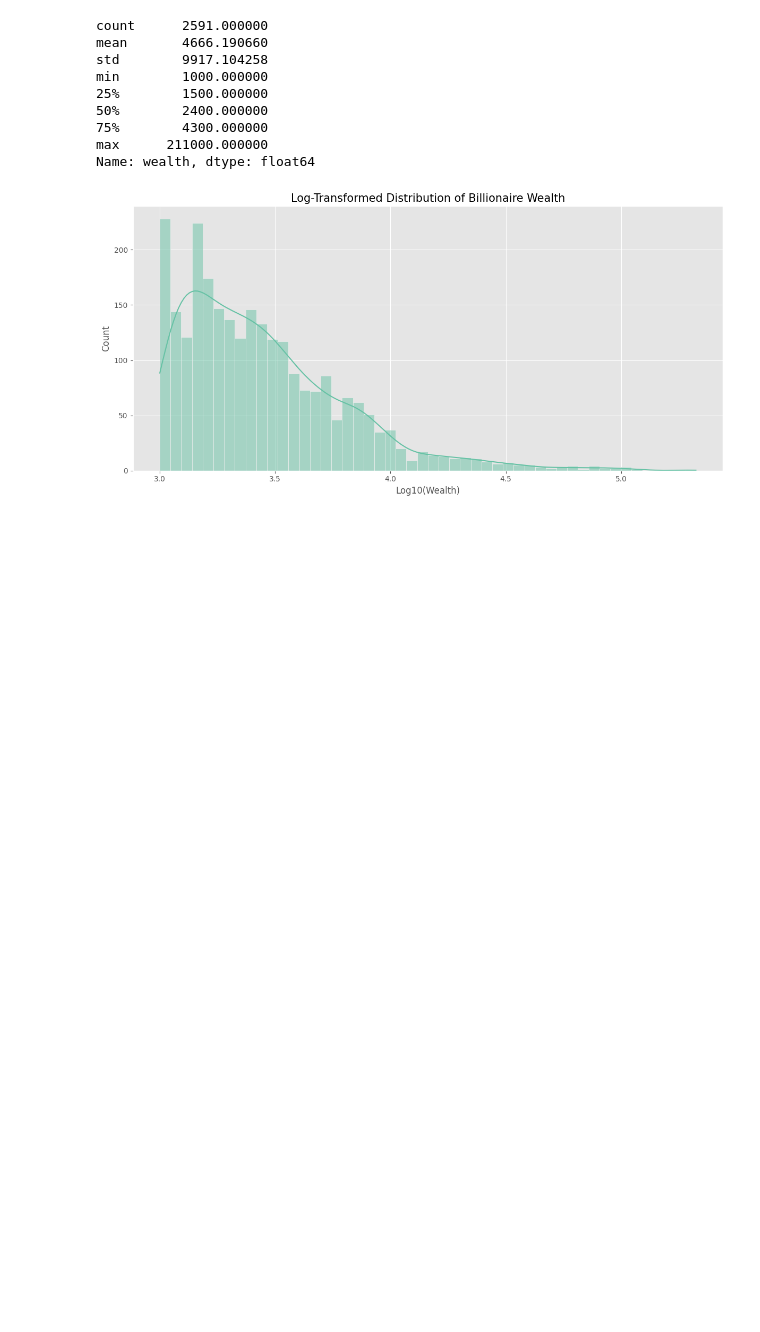
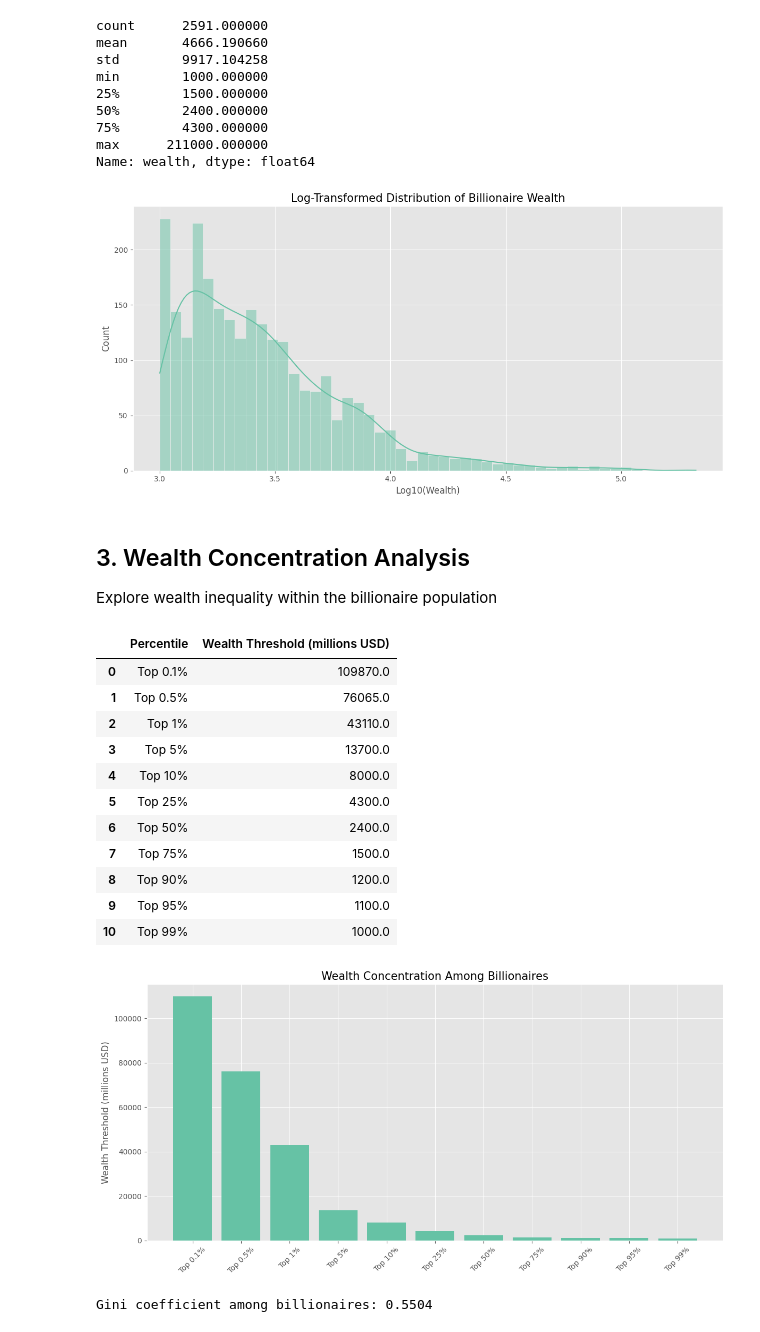
Before and after one commit to namdavid2904/billionaires-wealth-analysis, a Jupyter notebook: notebooks/02_wealth_analysis.ipynb, the cells around one changed output. Cells and saved outputs as stored; diff of their text form; code cells hidden in the pictures; blank space fills up the shorter version.

Commit message:
Conduct wealth concentration analysis and demographic analysis

```diff
--- a/notebooks/02_wealth_analysis.ipynb
+++ b/notebooks/02_wealth_analysis.ipynb
@@ -83,3 +83,55 @@ min        1000.000000
 max      211000.000000
 Name: wealth, dtype: float64
 [figure]
+# %% [markdown]
+## 3. Wealth Concentration Analysis
+Explore wealth inequality within the billionaire population
+# %%
+# Wealth concentration - top percentiles
+wealth_values = pd.to_numeric(df['wealth'], errors='coerce').dropna().values
+wealth_percentiles = [0.1, 0.5, 1, 5, 10, 25, 50, 75, 90, 95, 99]
+percentile_values = [100 - p for p in wealth_percentiles]
+values = np.percentile(wealth_values, percentile_values)
+
+# Create a dataframe for display
+percentile_df = pd.DataFrame({
+    'Percentile': [f'Top {p}%' for p in wealth_percentiles],
+    'Wealth Threshold (millions USD)': values
+})
+display(percentile_df)
+
+# Visualize wealth concentration
+plt.figure(figsize=(12, 6))
+plt.bar(percentile_df['Percentile'], percentile_df['Wealth Threshold (millions USD)'])
+plt.title('Wealth Concentration Among Billionaires', fontsize=15)
+plt.xticks(rotation=45)
+plt.ylabel('Wealth Threshold (millions USD)')
+plt.tight_layout()
+plt.show()
+
+# Calculate Gini coefficient for billionaires
+def gini(x):
+    sorted_x = np.sort(x)
+    n = len(sorted_x)
+    # Calculate cumulative sum
+    cum_sum = np.cumsum(sorted_x)
+    # Calculate Gini coefficient
+    return (n + 1 - 2 * np.sum((n + 1 - np.arange(1, n + 1)) * sorted_x) / cum_sum[-1]) / n
+
+gini_coef = gini(wealth_values)
+print(f"Gini coefficient among billionaires: {gini_coef:.4f}")
+# %% [output]
+|  | Percentile | Wealth Threshold (millions USD) |
+| 0 | Top 0.1% | 109870.0 |
+| 1 | Top 0.5% | 76065.0 |
+| 2 | Top 1% | 43110.0 |
+| 3 | Top 5% | 13700.0 |
+| 4 | Top 10% | 8000.0 |
+| 5 | Top 25% | 4300.0 |
+| 6 | Top 50% | 2400.0 |
+| 7 | Top 75% | 1500.0 |
+| 8 | Top 90% | 1200.0 |
+| 9 | Top 95% | 1100.0 |
+| 10 | Top 99% | 1000.0 |
+[figure, added]
+Gini coefficient among billionaires: 0.5504
```
Also changed, not shown: parts of 2 cells of this notebook.
